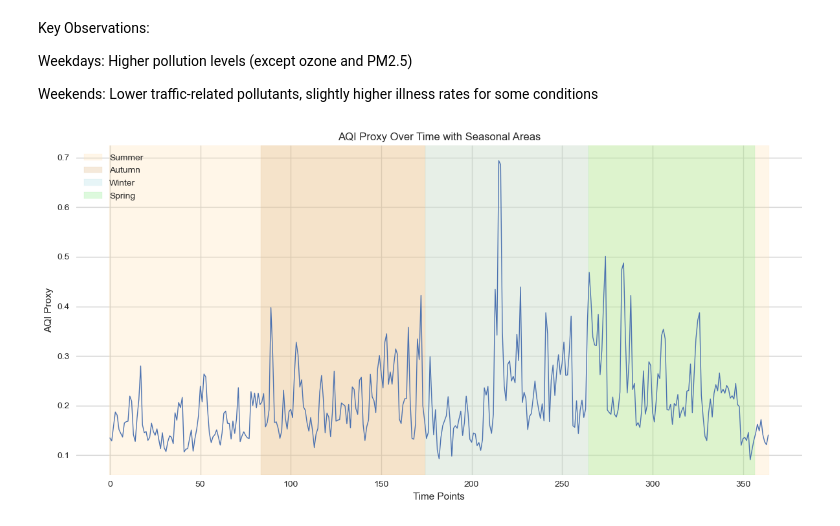
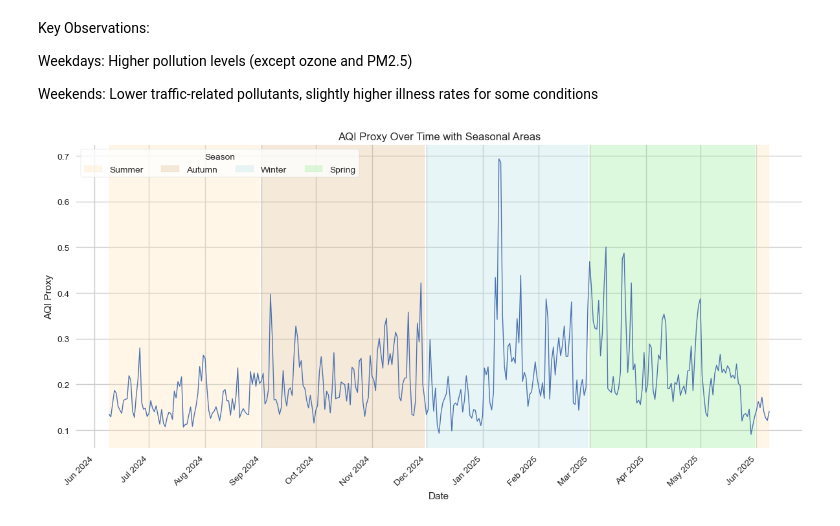
Before and after one commit to Kapil-srivastava-okay/respiratory_illness_air_quality_analysis, a Jupyter notebook: eda_air-quality.ipynb, the cells around one changed output. Drawn from its saved outputs; the diff is of its cells as text; code cells hidden in the pictures.

Commit message:
done with project

```diff
--- a/eda_air-quality.ipynb
+++ b/eda_air-quality.ipynb
@@ -374,3 +399,6 @@ weekday_summary
 | is_weekend |  |  |  |  |  |  |  | ... |
 | False | 0.97 | 18.55 | 8.93 | 32.23 | 49.91 | 13.99 | 8.24 | ... |
 | True | 0.86 | 14.42 | 6.25 | 23.98 | 52.29 | 13.42 | 8.75 | ... |
+# %%
+df_new.reset_index(inplace=True)
+print(df_new.columns)
@@ -381,41 +425,53 @@ Weekdays: Higher pollution levels (except ozone and PM2.5)
 
 Weekends: Lower traffic-related pollutants, slightly higher illness rates for some conditions
 # %%
+import matplotlib.dates as mdates
 import seaborn as sns
+import matplotlib.pyplot as plt
+import pandas as pd
 
-# Prepare data
-df_new['index'] = range(len(df_new))
+# Make sure date is datetime
+# If you've already done this earlier, you can skip this line.
+df_new['date'] = pd.to_datetime(df_new['date'], format='%d-%m-%Y')
 
-# Set style
+# Style
 sns.set_style("whitegrid")
 plt.figure(figsize=(12, 6))
 
-# Create the line plot
-ax = sns.lineplot(data=df_new, x='index', y='aqi_proxy',
-                  linewidth=1)
+# Line plot with datetime x-axis
+ax = sns.lineplot(data=df_new, x='date', y='aqi_proxy', linewidth=1)
 
-# Add seasonal backgrounds
+# Format x-axis: Jan, Feb, ...
+ax.xaxis.set_major_locator(mdates.MonthLocator())          # monthly ticks
+ax.xaxis.set_major_formatter(mdates.DateFormatter('%b %Y')) # e.g., Jan 2024
+plt.setp(ax.get_xticklabels(), rotation=45, ha='right')
+
+# Seasonal backgrounds (shade contiguous runs of the same season)
 season_colors = {
     'Spring': '#90EE90',
     'Summer': '#FFE4B5',
     'Autumn': '#DEB887',
     'Winter': '#B0E0E6'
 }
 
-# Group by season and add background
-for season in df_new['season'].unique():
-    season_data = df_new[df_new['season'] == season]
-    if len(season_data) > 1:
-        ax.axvspan(season_data['index'].min() - 0.5,
-                   season_data['index'].max() + 0.5,
-                   alpha=0.3, color=season_colors.get(season, 'gray'),
-                   label=season)
+# Identify contiguous season segments
+season_groups = (df_new['season'] != df_new['season'].shift()).cumsum()
+legend_added = set()
+
+for _, seg in df_new.groupby(season_groups):
+    season = seg['season'].iloc[0]
+    start = seg['date'].iloc[0]
+    end   = seg['date'].iloc[-1]
+    ax.axvspan(start, end, alpha=0.3,
+               color=season_colors.get(season, 'gray'),
+               label=season if season not in legend_added else None)
+    legend_added.add(season)
 
 plt.title('AQI Proxy Over Time with Seasonal Areas')
-plt.xlabel('Time Points')
+plt.xlabel('Date')
 plt.ylabel('AQI Proxy')
-plt.legend()
+plt.legend(title='Season', ncol=4, frameon=True)
 plt.tight_layout()
 plt.show()
 # %% [output]
-[figure, old version]
+[figure, new version]
```
Also changed, not shown: parts of 2 cells of this notebook, 4 other files.
